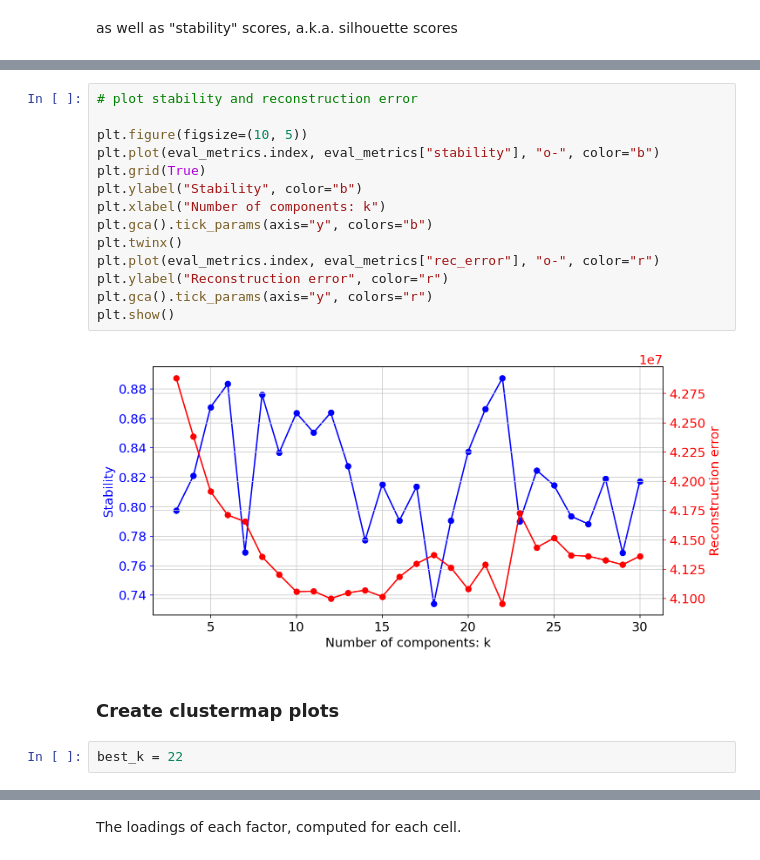
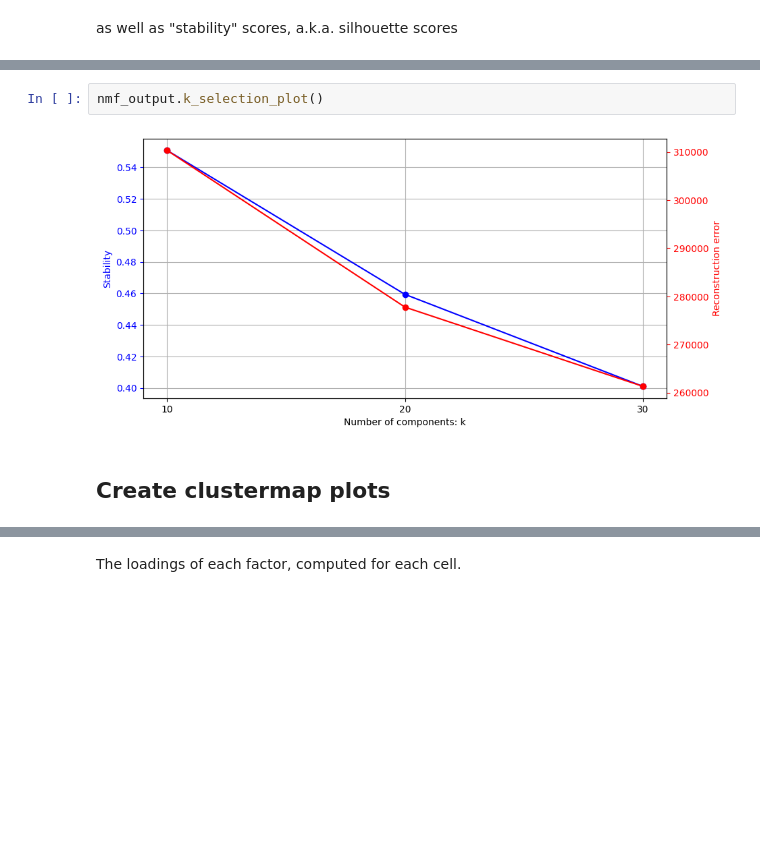
Before and after one commit to cellarium-ai/cellarium-ml, a Jupyter notebook: notebooks/cnmf_all_in_one.ipynb, the cells around one changed output, grey strips where cells are left out. Saved outputs shown, nothing was run; the diff lists cells and outputs as text; blank space fills up the shorter version.

```diff
--- a/notebooks/cnmf_all_in_one.ipynb
+++ b/notebooks/cnmf_all_in_one.ipynb
@@ -343,20 +383,6 @@ eval_metrics["rec_error"] = rec_errors
-# %%
-# plot stability and reconstruction error
-
-plt.figure(figsize=(10, 5))
-plt.plot(eval_metrics.index, eval_metrics["stability"], "o-", color="b")
-plt.grid(True)
-plt.ylabel("Stability", color="b")
-plt.xlabel("Number of components: k")
-plt.gca().tick_params(axis="y", colors="b")
-plt.twinx()
-plt.plot(eval_metrics.index, eval_metrics["rec_error"], "o-", color="r")
-plt.ylabel("Reconstruction error", color="r")
-plt.gca().tick_params(axis="y", colors="r")
-plt.show()
-# %% [output]
-[figure, removed]
+# %%
+nmf_output.k_selection_plot()
+# %% [output]
+[figure, added]
 # %% [markdown]
-### Create clustermap plots
+## Create clustermap plots
-# %%
-best_k = 22
```
Also changed, not shown: parts of 43 cells of this notebook, 2 other files.
